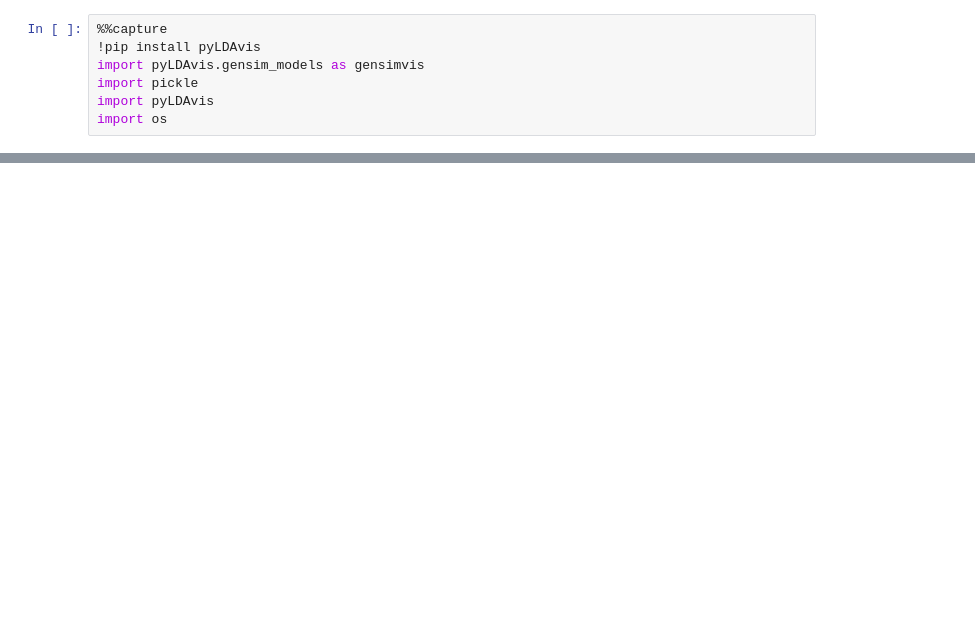
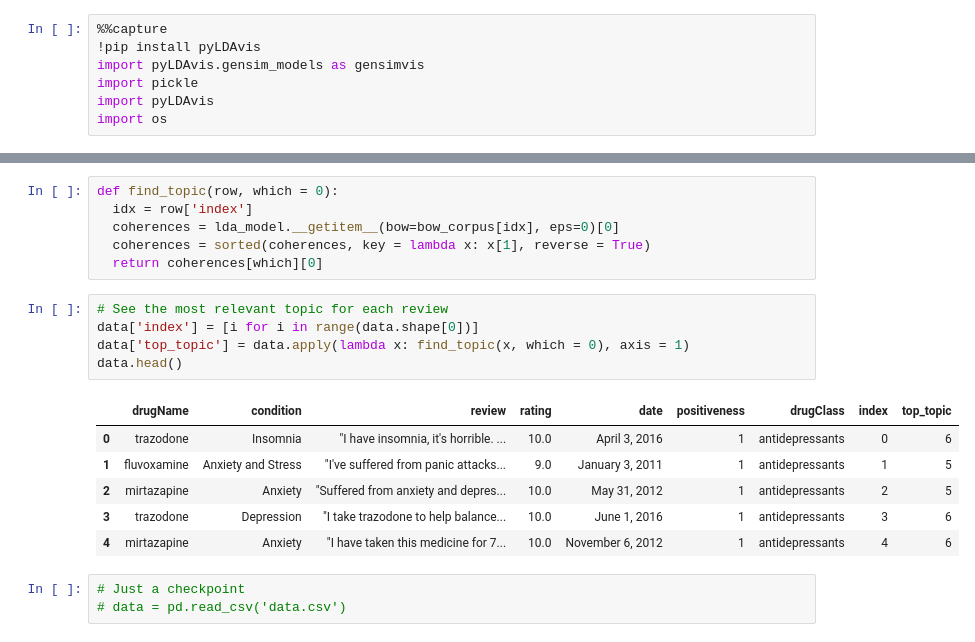
Before and after one commit to Niccolo-Rocchi/Text-Mining-Project, a Jupyter notebook: Topic Modeling/LDA.ipynb, the cells around one changed output, grey strips where cells are left out. Saved outputs shown, nothing was run; the diff lists cells and outputs as text; blank space fills up the shorter version.

```diff
--- a/Topic Modeling/LDA.ipynb
+++ b/Topic Modeling/LDA.ipynb
@@ -224,0 +467,21 @@ sorted(dict(zip(*np.unique([itm[0] for itm in data['review'].str.findall(r'{}'.f
+# %%
+def find_topic(row, which = 0):
+  idx = row['index']
+  coherences = lda_model.__getitem__(bow=bow_corpus[idx], eps=0)[0]
+  coherences = sorted(coherences, key = lambda x: x[1], reverse = True)
+  return coherences[which][0]
+# %%
+# See the most relevant topic for each review
+data['index'] = [i for i in range(data.shape[0])]
+data['top_topic'] = data.apply(lambda x: find_topic(x, which = 0), axis = 1)
+data.head()
+# %% [output]
+|  | drugName | condition | review | rating | date | positiveness | drugClass | index | top_topic |
+| 0 | trazodone | Insomnia | "I have insomnia, it's horrible. ... | 10.0 | April 3, 2016 | 1 | antidepressants | 0 | 6 |
+| 1 | fluvoxamine | Anxiety and Stress | "I've suffered from panic attacks... | 9.0 | January 3, 2011 | 1 | antidepressants | 1 | 5 |
+| 2 | mirtazapine | Anxiety | "Suffered from anxiety and depres... | 10.0 | May 31, 2012 | 1 | antidepressants | 2 | 5 |
+| 3 | trazodone | Depression | "I take trazodone to help balance... | 10.0 | June 1, 2016 | 1 | antidepressants | 3 | 6 |
+| 4 | mirtazapine | Anxiety | "I have taken this medicine for 7... | 10.0 | November 6, 2012 | 1 | antidepressants | 4 | 6 |
+# %%
+# Just a checkpoint
+# data = pd.read_csv('data.csv')
```
Also changed, not shown: parts of 25 cells of this notebook.
